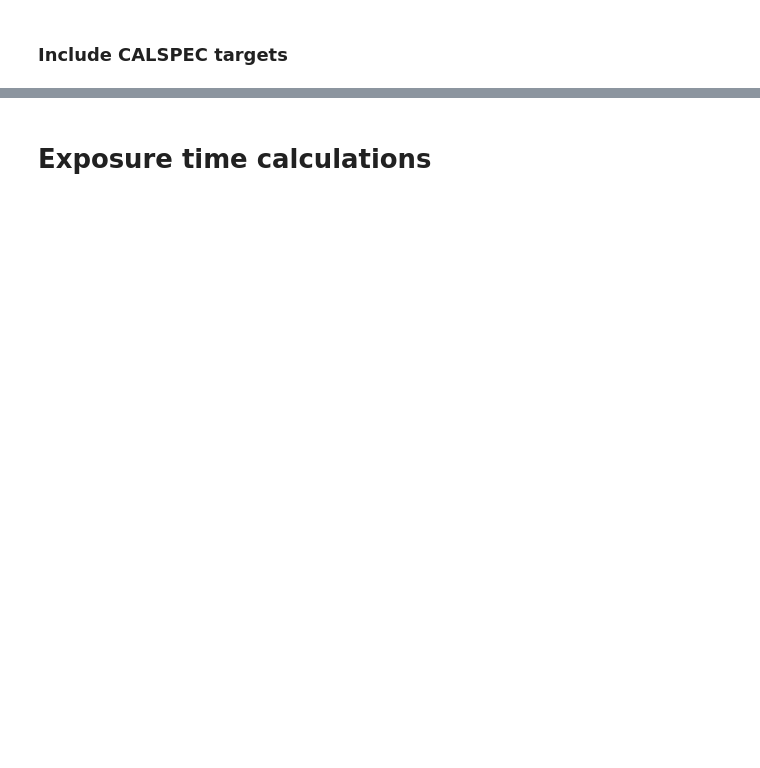
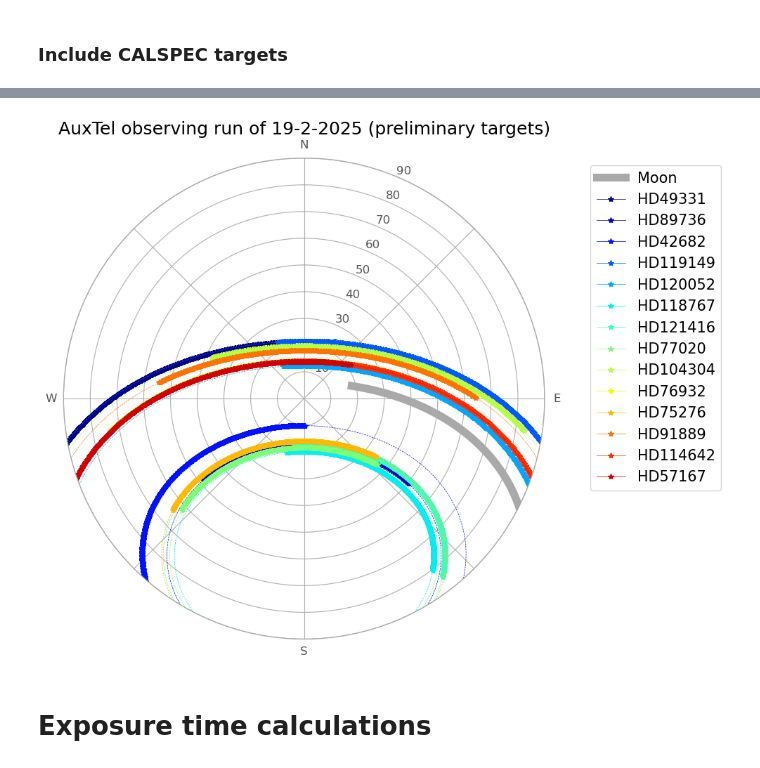
Before and after one commit to mrmonroy/auxtel_target_visbility, a Jupyter notebook: altaz_calculator_spectral_atlas_ESO.ipynb, the cells around one changed output, grey strips where cells are left out. Saved outputs shown, nothing was run; the diff lists cells and outputs as text; code cells hidden in the pictures; blank space fills up the shorter version.

```diff
--- a/altaz_calculator_spectral_atlas_ESO.ipynb
+++ b/altaz_calculator_spectral_atlas_ESO.ipynb
@@ -678,34 +873,36 @@ fig = plt.figure(figsize=(10, 10))
 ax = fig.add_subplot(111, polar=True)
 
 # compute zenith and azimuth angles
 az_moon_deg = moon_altaz.az.deg
 zen_moon_deg = moon_altaz.zen.deg
 
 az_moon_deg_night = az_moon_deg[darktime_mask]
 zen_moon_deg_night = zen_moon_deg[darktime_mask]
 ax=makePolarPlot(az_moon_deg_night, zen_moon_deg_night,ax=ax ,marker=".-",title=None, color = "darkgrey",objName="Moon",lw=8)
 
 
 for target_ in target_selection:
 
     target_altaz_ = target_coords[target_].transform_to(alt_frame)
     az_target_deg_ = target_altaz_.az.deg
     zen_target_deg_ = target_altaz_.zen.deg
 
     az_target_deg_night_ = az_target_deg_[darktime_mask]
     zen_target_deg_night_ = zen_target_deg_[darktime_mask]
 
 
     ax=makePolarPlot(az_target_deg_, zen_target_deg_,ax=ax, marker="--",title=None, color=color_dict_final[target_], lw=0.5)
     ax=makePolarPlot(az_target_deg_night_, zen_target_deg_night_,ax=ax ,marker="*-",title=None, color=color_dict_final[target_],objName=target_,lw=0.5)
 
 
 ax.legend(bbox_to_anchor=(1.08, 1), prop={'size': 15}, loc='upper left')
 ax.set_theta_zero_location("N")
 ax.set_theta_direction(-1)
 ax.set_rlim(0, 90)
 ax.set_xticklabels(['N', '', 'E', '', 'S', '', 'W', ''])
-ax.set_title('AuxTel observing run of {0}-{1}-{2}'.format(DAY,MONTH,YEAR),fontsize=18)
-plt.savefig(os.path.join(outdir,'targets_{0}-{1}-{2}_az-zen.png'.format(DAY,MONTH,YEAR)))
+ax.set_title('AuxTel observing run of {0}-{1}-{2} (preliminary targets)'.format(DAY,MONTH,YEAR),fontsize=18)
+plt.tight_layout()
+# %% [output]
+[figure, added]
 # %% [markdown]
 # Exposure time calculations
```
Also changed, not shown: parts of 59 cells of this notebook, 1 other file.
